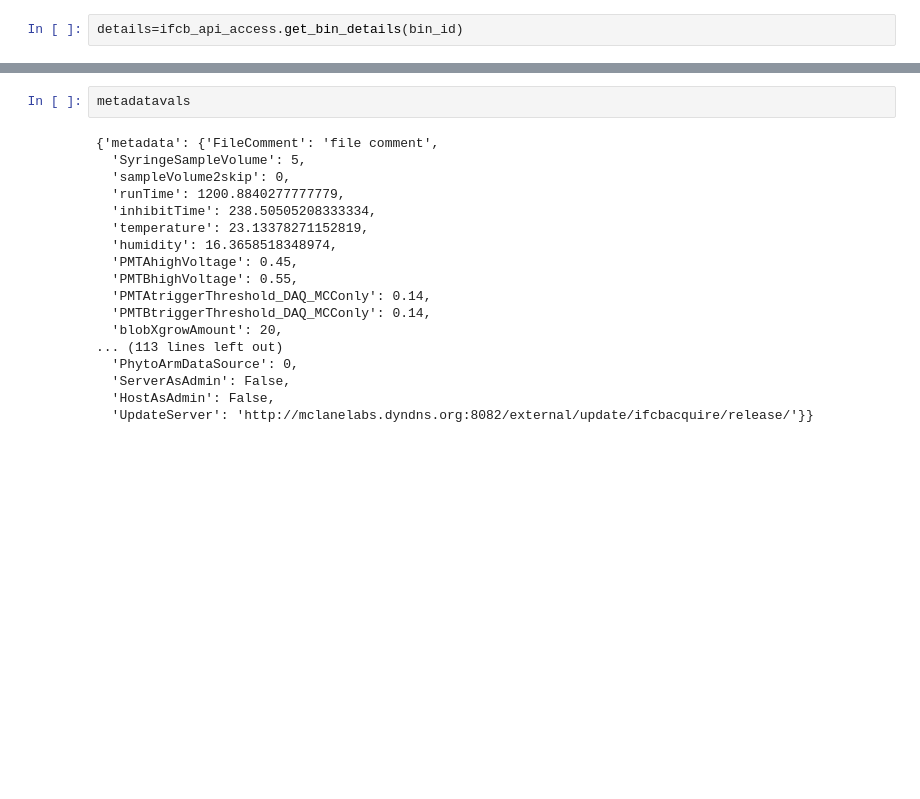
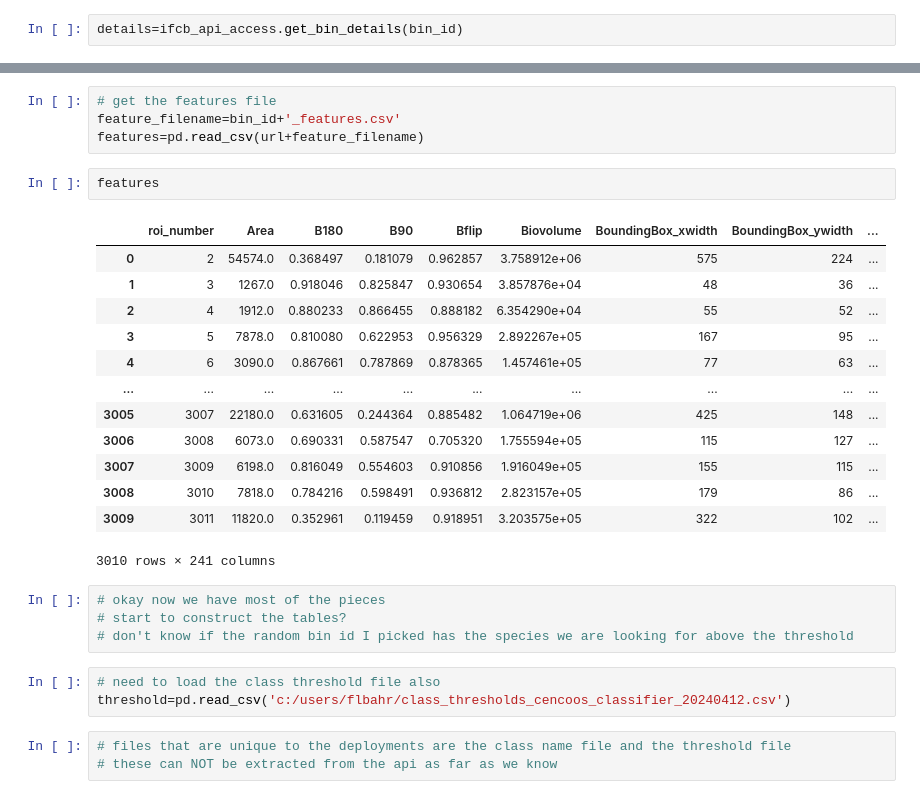
Before and after one commit to CeNCOOS/OBIS_workshop_2024_IFCB, a Jupyter notebook: getSantaCruzdata.ipynb, the cells around one changed output, grey strips where cells are left out. Saved outputs shown, nothing was run; the diff lists cells and outputs as text; blank space fills up the shorter version.

```diff
--- a/getSantaCruzdata.ipynb
+++ b/getSantaCruzdata.ipynb
@@ -106,20 +88,30 @@ details=ifcb_api_access.get_bin_details(bin_id)
+# %%
+# get the features file
+feature_filename=bin_id+'_features.csv'
+features=pd.read_csv(url+feature_filename)
 # %%
-metadatavals
+features
 # %% [output]
+|  | roi_number | Area | B180 | B90 | Bflip | Biovolume | BoundingBox_xwidth | BoundingBox_ywidth | ... |
+| 0 | 2 | 54574.0 | 0.368497 | 0.181079 | 0.962857 | 3.758912e+06 | 575 | 224 | ... |
+| 1 | 3 | 1267.0 | 0.918046 | 0.825847 | 0.930654 | 3.857876e+04 | 48 | 36 | ... |
+| 2 | 4 | 1912.0 | 0.880233 | 0.866455 | 0.888182 | 6.354290e+04 | 55 | 52 | ... |
+| 3 | 5 | 7878.0 | 0.810080 | 0.622953 | 0.956329 | 2.892267e+05 | 167 | 95 | ... |
+| 4 | 6 | 3090.0 | 0.867661 | 0.787869 | 0.878365 | 1.457461e+05 | 77 | 63 | ... |
+| ... | ... | ... | ... | ... | ... | ... | ... | ... | ... |
+| 3005 | 3007 | 22180.0 | 0.631605 | 0.244364 | 0.885482 | 1.064719e+06 | 425 | 148 | ... |
+| 3006 | 3008 | 6073.0 | 0.690331 | 0.587547 | 0.705320 | 1.755594e+05 | 115 | 127 | ... |
+| 3007 | 3009 | 6198.0 | 0.816049 | 0.554603 | 0.910856 | 1.916049e+05 | 155 | 115 | ... |
+| 3008 | 3010 | 7818.0 | 0.784216 | 0.598491 | 0.936812 | 2.823157e+05 | 179 | 86 | ... |
+| 3009 | 3011 | 11820.0 | 0.352961 | 0.119459 | 0.918951 | 3.203575e+05 | 322 | 102 | ... |
-{'metadata': {'FileComment': 'file comment',
-  'SyringeSampleVolume': 5,
-  'sampleVolume2skip': 0,
-  'runTime': 1200.8840277777779,
-  'inhibitTime': 238.50505208333334,
-  'temperature': 23.13378271152819,
-  'humidity': 16.3658518348974,
-  'PMTAhighVoltage': 0.45,
-  'PMTBhighVoltage': 0.55,
-  'PMTAtriggerThreshold_DAQ_MCConly': 0.14,
-  'PMTBtriggerThreshold_DAQ_MCConly': 0.14,
-  'blobXgrowAmount': 20,
-... (113 lines left out)
-  'PhytoArmDataSource': 0,
-  'ServerAsAdmin': False,
-  'HostAsAdmin': False,
-  'UpdateServer': 'http://mclanelabs.dyndns.org:8082/external/update/ifcbacquire/release/'}}
+3010 rows × 241 columns
+# %%
+# okay now we have most of the pieces
+# start to construct the tables?
+# don't know if the random bin id I picked has the species we are looking for above the threshold
+# %%
+# need to load the class threshold file also
+threshold=pd.read_csv('c:/users/flbahr/class_thresholds_cencoos_classifier_20240412.csv')
+# %%
+# files that are unique to the deployments are the class name file and the threshold file
+# these can NOT be extracted from the api as far as we know
```
Also changed, not shown: parts of 4 cells of this notebook.
